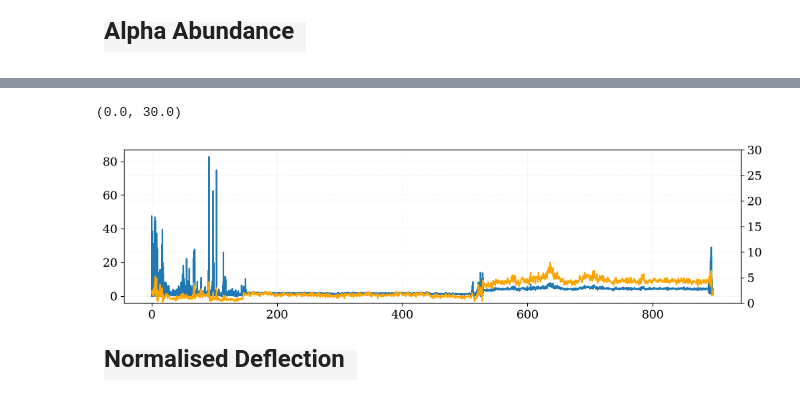
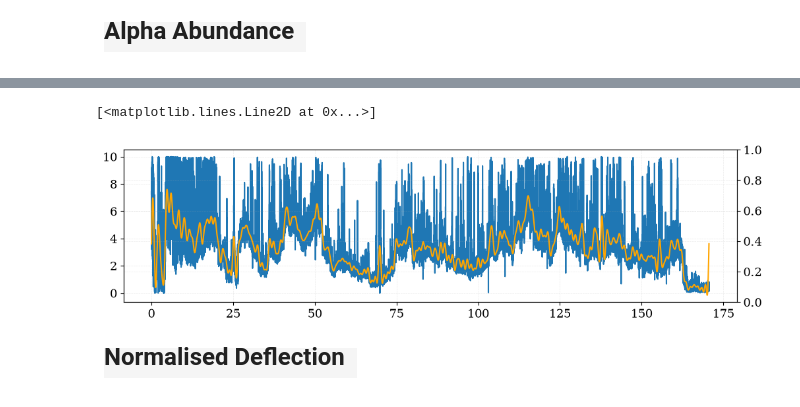
Before and after one commit to TristanVrg/patch-composition, a Jupyter notebook: Analysis/patch-psp.ipynb, the cells around one changed output, grey strips where cells are left out. Cells and saved outputs as stored; diff of their text form; code cells hidden in the pictures.

```diff
--- a/Analysis/patch-psp.ipynb
+++ b/Analysis/patch-psp.ipynb
@@ -73,6 +121,15 @@ data_psp
 # %%
 """ Derived parameters """
+# --- Alpha percent
 alpha_percent_psp = data_psp['Na'] / (data_psp['Na'] + data_psp['Np']) * 100
+alpha_percent_psp_clean = clean_alpha_abundance(
+    alpha_percent=alpha_percent_psp,
+    threshold=10,  # Exemple : seuil à 10 %
+    window=21       # Exemple : fenêtre de 21 points
+)
+
+# --- Normalised magnetic field
+Br_norm_PSP = data_psp['Br'] * (data_psp['r_sun']**2)
 # %%
 """ Normalised Deflection """
 z_psp = normalised_deflection(data_psp)
@@ -250,3 +312,7 @@ plt.plot(s_psp_deg, Vp_rtn_PSP['vr'])
+# %%
+ds = np.min(np.diff(s_psp_deg))
+
+s_psp_new = np.arange(s_psp_deg[0], s_psp_deg[-1], ds)
 # %% [markdown]
 <div style="
     font-family: 'Times New Roman', serif;
@@ -311,8 +377,6 @@ f_cut = 9e-1
 Vp_rtn_PSP.loc[np.isnan(Vp_rtn_PSP['vr']), "vr"] = np.mean(Vp_rtn_PSP['vr'])
 
 # --- Regular sampling ---
-s_psp_new = np.linspace(0, max(s_psp_deg), int(max(s_psp_deg)/min(np.diff(s_psp_deg))))
-
 v_r_interp = interp1d(s_psp_deg, Vp_rtn_PSP['vr'], kind='linear', bounds_error=False, fill_value="extrapolate")
 v_r_new = v_r_interp(s_psp_new)
 # %%
@@ -399,5 +463,5 @@ alpha_abundance_PSP = (Na_PSP.iloc[:,0] / (Na_PSP.iloc[:,0] + Np_PSP.iloc[:,0]))
 # %%
-alpha_percent = pd.DataFrame(alpha_abundance_PSP)
+alpha_percent = pd.DataFrame(alpha_percent_psp_clean)
 alpha_percent.columns = ["a_percent"]
 # %%
 alpha_percent.loc[np.isnan(alpha_percent['a_percent']), "a_percent"] = np.mean(alpha_percent['a_percent'])
@@ -436,15 +500,15 @@ fft_a_percent_copy = fft_a_percent.copy()
 
 fft_a_percent[idx_cut_a_percent + 1:] = 0.0
 # %%
-filter_data_a_percent = np.fft.irfft(fft_a_percent)
+filter_data_a_percent = np.fft.irfft(fft_a_percent, n=len(s_psp_new))
 fig, ax = plt.subplots(figsize=(12, 3))
 axb = ax.twinx()
 ax.plot(s_psp_new, a_percent_new)
-axb.plot(s_psp_new, filter_data_a_percent, color='orange')
-axb.set_ylim(0, 30)
+ax.plot(s_psp_new, filter_data_a_percent, color='orange')
+# axb.set_ylim(0, 30)
 # %% [output]
-(0.0, 30.0)
+[<matplotlib.lines.Line2D at 0x...>]
-[figure, old version]
+[figure, new version]
 # %% [markdown]
 <div style="
     font-family: 'Times New Roman', serif;
```
Also changed, not shown: parts of 23 cells of this notebook, 2 other files.
